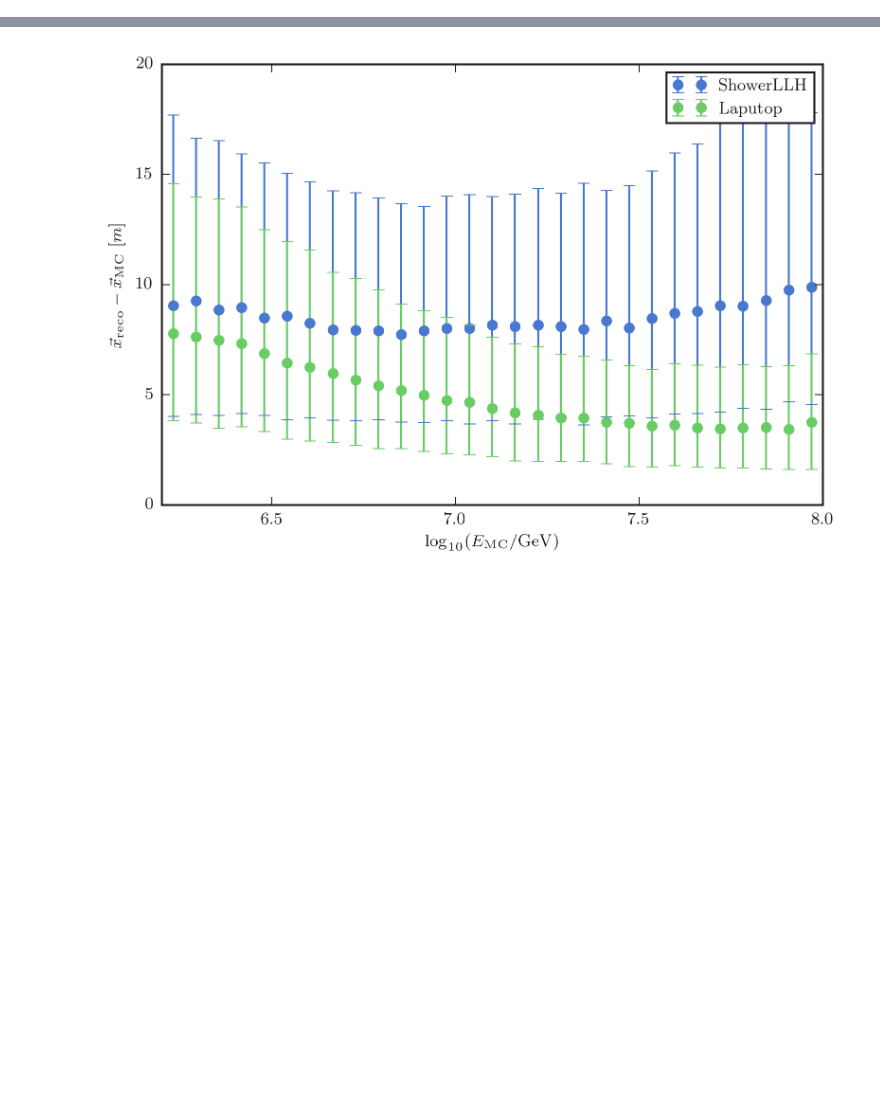
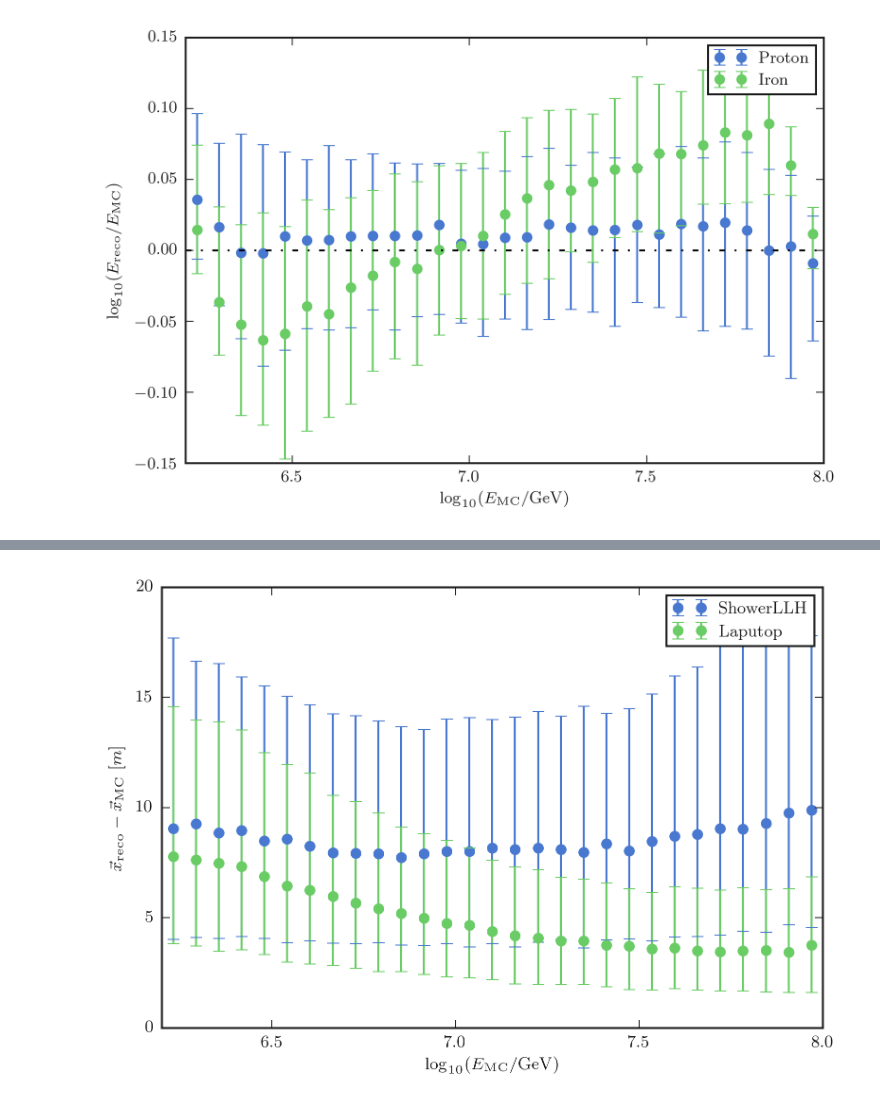
Before and after one commit to jrbourbeau/cr-composition, a Jupyter notebook: analysis/ShowerLLH/performance-plots.ipynb, the cells around one changed output, grey strips where cells are left out. Cells and saved outputs as stored; diff of their text form; code cells hidden in the pictures; blank space fills up the shorter version.

```diff
--- a/analysis/ShowerLLH/performance-plots.ipynb
+++ b/analysis/ShowerLLH/performance-plots.ipynb
@@ -61,0 +82,21 @@ plt.show()
+# %%
+MC_proton_mask = (df['MC_comp'] == 'P').values
+MC_iron_mask = (df['MC_comp'] == 'Fe').values
+energy_res = reco_log_energy - MC_log_energy
+energy_bins = np.linspace(6.2, 8, 30)
+bin_centers, bin_medians_proton, error_proton = comp.analysis.data_functions.get_medians(MC_log_energy[MC_proton_mask],
+                                                                                         energy_res[MC_proton_mask],
+                                                                                         energy_bins)
+bin_centers, bin_medians_iron, error_iron = comp.analysis.data_functions.get_medians(MC_log_energy[MC_iron_mask],
+                                                                                     energy_res[MC_iron_mask],
+                                                                                     energy_bins)
+fig, ax = plt.subplots()
+ax.errorbar(bin_centers, bin_medians_proton, yerr=error_proton, marker='.', label='Proton')
+ax.errorbar(bin_centers, bin_medians_iron, yerr=error_iron, marker='.', label='Iron')
+ax.axhline(0, marker='None', linestyle='-.')
+ax.set_xlabel('$\log_{10}(E_{\mathrm{MC}}/\mathrm{GeV})$')
+ax.set_ylabel('$\log_{10}(E_{\mathrm{reco}}/E_{\mathrm{MC}})$')
+plt.legend()
+plt.show()
+# %% [output]
+[figure, added]
```
Also changed, not shown: parts of 9 cells of this notebook, 15 other files.
